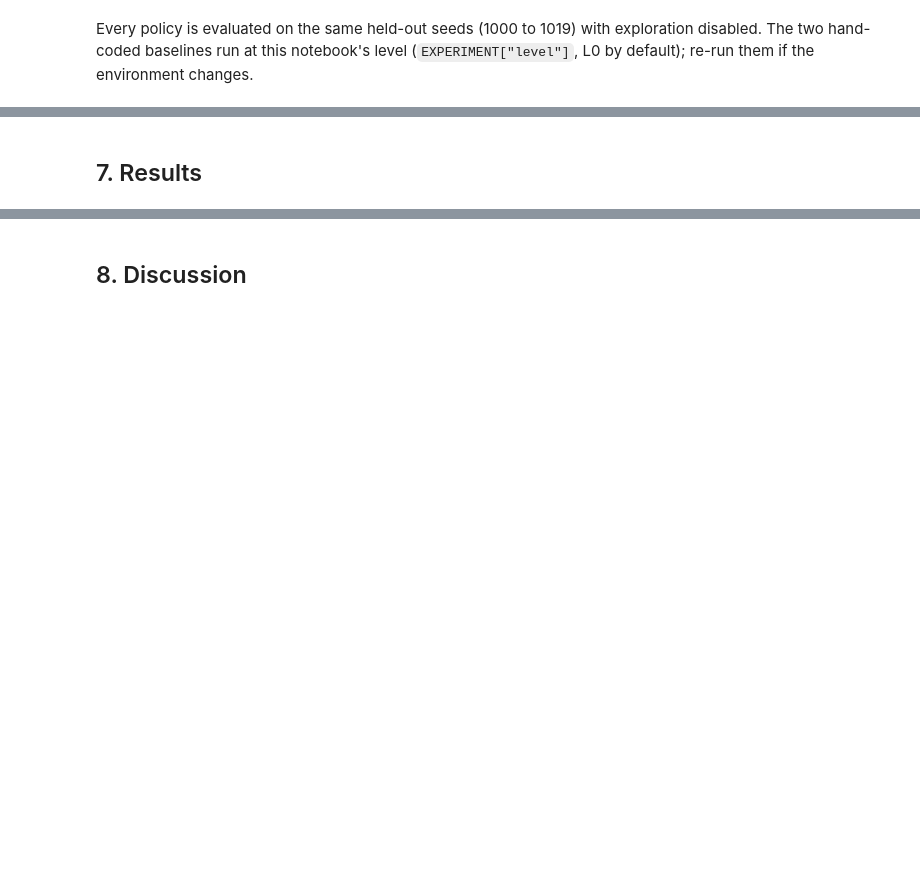
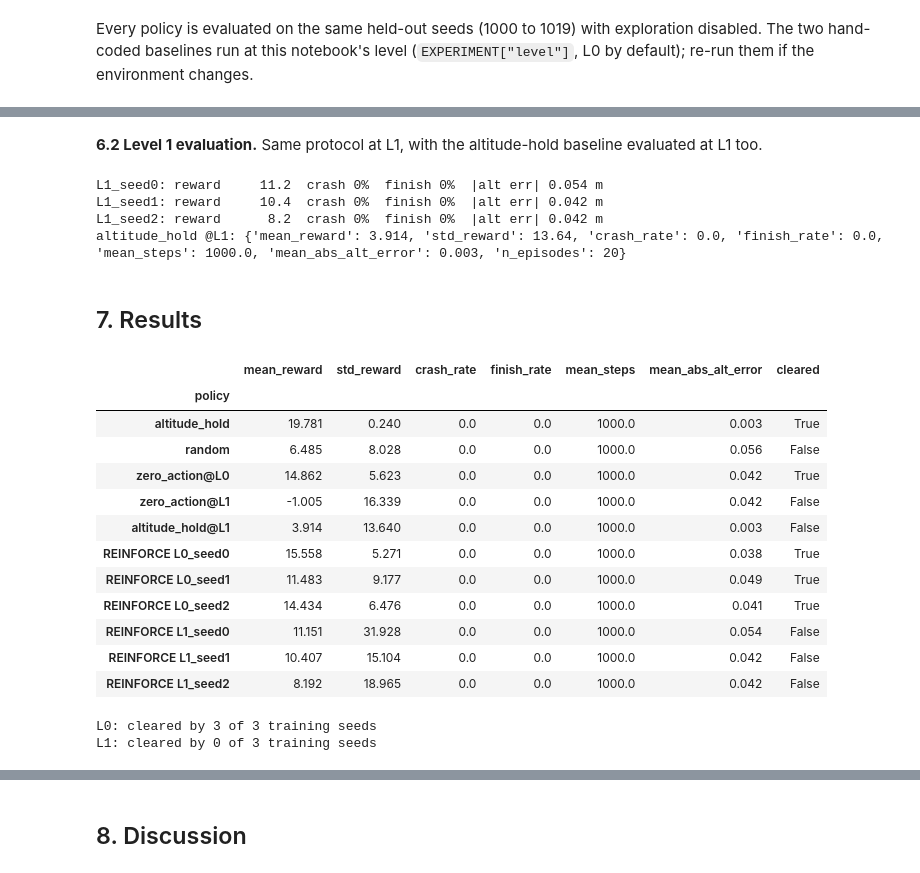
Before and after one commit to Nelkit/agroflight-rl, a Jupyter notebook: notebooks/reinforce_25418551.ipynb, the cells around one changed output, grey strips where cells are left out. Saved outputs shown, nothing was run; the diff lists cells and outputs as text; code cells hidden in the pictures; blank space fills up the shorter version.

```diff
--- a/notebooks/reinforce_25418551.ipynb
+++ b/notebooks/reinforce_25418551.ipynb
@@ -382,19 +598,57 @@ else:
+# %% [markdown]
+**6.2 Level 1 evaluation.** Same protocol at L1, with the altitude-hold baseline evaluated at L1 too.
+# %%
+evaluate_level(1)
+print("altitude_hold @L1:", {k: round(v, 3) for k, v in RESULTS["evaluation"]["baselines"]["altitude_hold@L1"].items()})
+# %% [output]
+L1_seed0: reward     11.2  crash 0%  finish 0%  |alt err| 0.054 m
+L1_seed1: reward     10.4  crash 0%  finish 0%  |alt err| 0.042 m
+L1_seed2: reward      8.2  crash 0%  finish 0%  |alt err| 0.042 m
+altitude_hold @L1: {'mean_reward': 3.914, 'std_reward': 13.64, 'crash_rate': 0.0, 'finish_rate': 0.0, 'mean_steps': 1000.0, 'mean_abs_alt_error': 0.003, 'n_episodes': 20}
 # %% [markdown]
 <a id="results"></a>
 
 ## 7. Results
-# %%
-import pandas as pd
-
-rows = []
-for name, st in RESULTS["evaluation"]["baselines"].items():
-    rows.append({"policy": name, **st})
-for level, st in RESULTS["evaluation"]["levels"].items():
-    rows.append({"policy": f"REINFORCE @ {level}", **st})
-
-cols = ["mean_reward", "std_reward", "crash_rate", "finish_rate", "mean_steps", "mean_abs_alt_error", "n_episodes"]
-df = pd.DataFrame(rows).set_index("policy")[cols]
-display(df.round(3))
+# %%
+import pandas as pd
+
+def cleared(st, level):
+    """DRAFT success criterion (Section 1, not yet agreed with the team)."""
+    ok = st["crash_rate"] <= 0.10
+    if level == 0:
+        return ok and st["mean_abs_alt_error"] <= 0.05
+    return ok and st["finish_rate"] >= 0.80
+
+rows = []
+for name, st in RESULTS["evaluation"]["baselines"].items():
+    level = int(name.split("@L")[1]) if "@L" in name else EXPERIMENT["level"]
+    rows.append({"policy": name, "cleared": cleared(st, level), **st})
+for key, st in RESULTS["evaluation"]["per_seed"].items():
+    rows.append({"policy": f"REINFORCE {key}", "cleared": cleared(st, int(key[1])), **st})
+
+cols = ["mean_reward", "std_reward", "crash_rate", "finish_rate", "mean_steps", "mean_abs_alt_error", "cleared"]
+df = pd.DataFrame(rows).set_index("policy")[cols]
+display(df.round(3))
+for level in sorted({int(k[1]) for k in RESULTS["evaluation"]["per_seed"]}):
+    ks = [k for k in RESULTS["evaluation"]["per_seed"] if int(k[1]) == level]
+    n_ok = sum(cleared(RESULTS["evaluation"]["per_seed"][k], level) for k in ks)
+    print(f"L{level}: cleared by {n_ok} of {len(ks)} training seeds")
+# %% [output]
+|  | mean_reward | std_reward | crash_rate | finish_rate | mean_steps | mean_abs_alt_error | cleared |
+| policy |  |  |  |  |  |  |  |
+| altitude_hold | 19.781 | 0.240 | 0.0 | 0.0 | 1000.0 | 0.003 | True |
+| random | 6.485 | 8.028 | 0.0 | 0.0 | 1000.0 | 0.056 | False |
+| zero_action@L0 | 14.862 | 5.623 | 0.0 | 0.0 | 1000.0 | 0.042 | True |
+| zero_action@L1 | -1.005 | 16.339 | 0.0 | 0.0 | 1000.0 | 0.042 | False |
+| altitude_hold@L1 | 3.914 | 13.640 | 0.0 | 0.0 | 1000.0 | 0.003 | False |
+| REINFORCE L0_seed0 | 15.558 | 5.271 | 0.0 | 0.0 | 1000.0 | 0.038 | True |
+| REINFORCE L0_seed1 | 11.483 | 9.177 | 0.0 | 0.0 | 1000.0 | 0.049 | True |
+| REINFORCE L0_seed2 | 14.434 | 6.476 | 0.0 | 0.0 | 1000.0 | 0.041 | True |
+| REINFORCE L1_seed0 | 11.151 | 31.928 | 0.0 | 0.0 | 1000.0 | 0.054 | False |
+| REINFORCE L1_seed1 | 10.407 | 15.104 | 0.0 | 0.0 | 1000.0 | 0.042 | False |
+| REINFORCE L1_seed2 | 8.192 | 18.965 | 0.0 | 0.0 | 1000.0 | 0.042 | False |
+L0: cleared by 3 of 3 training seeds
+L1: cleared by 0 of 3 training seeds
 # %%
 fig, axes = plt.subplots(1, 3, figsize=(11, 3.2))
 for ax, col, title in zip(axes, ["mean_reward", "crash_rate", "finish_rate"],
```
Also changed, not shown: parts of 32 cells of this notebook, 1 other file.
